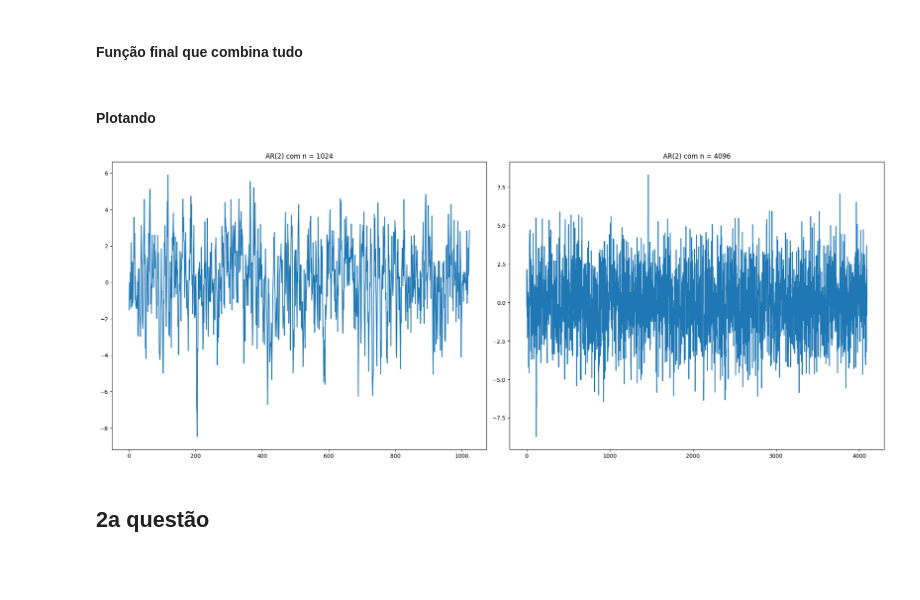
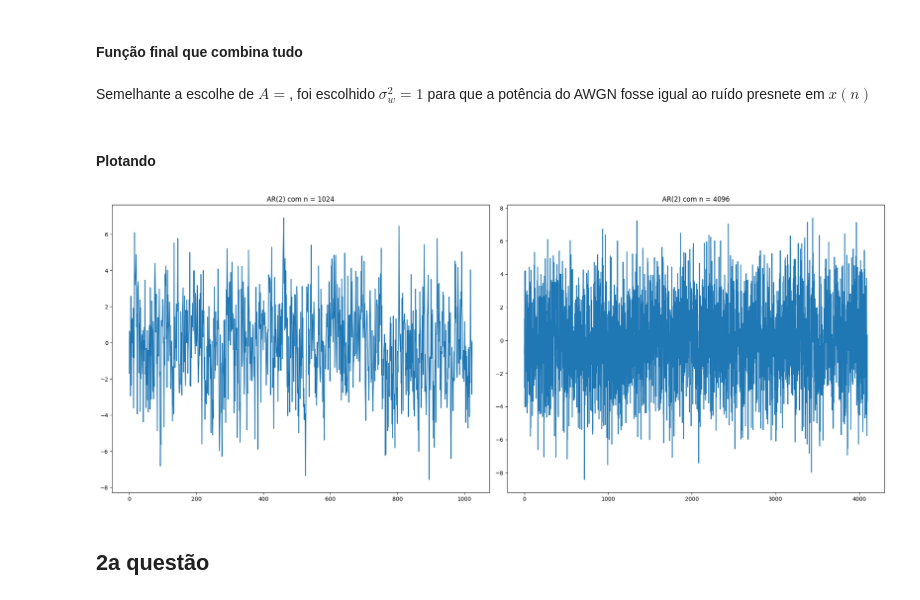
Before and after one commit to mateusribeirog/StochasticProcesses, a Jupyter notebook: PowerSpectralDensity/main.ipynb, the cells around one changed output. Saved outputs shown, nothing was run; the diff lists cells and outputs as text; code cells hidden in the pictures; blank space fills up the shorter version.

```diff
--- a/PowerSpectralDensity/main.ipynb
+++ b/PowerSpectralDensity/main.ipynb
@@ -23,7 +27,7 @@ D = 4
 # %%
 gerar_ruido = lambda n, var : np.random.normal(0, np.sqrt(var), n)
 
-def x(n):
+def gerar_x(n):
     u = gerar_ruido(n, 1.0)
     xret = np.zeros(n)
     for i in range(n):
@@ -62,36 +66,43 @@ def var_given_db(y, db):
     return var
 # %% [markdown]
 #### Função final que combina tudo
+# %% [markdown]
+Semelhante a escolhe de $A = $, foi escolhido $\sigma_w ^ 2 = 1$ para que a potência do AWGN fosse igual ao ruído presnete em $x(n)$
 # %%
-def ar2(n, A, snr_db):
-    xtemp = x(n)
+def ar2(n, A, snr_db=None, var_w_direto=None):
+    xtemp = gerar_x(n)
     y = aplicar_canal(xtemp)
-    var_w = var_given_db(y, snr_db)
+    if var_w_direto is not None:
+        var_final = var_w_direto
+    elif snr_db is not None:
+        var_final = var_given_db(y, snr_db)
+    else:
+        raise ValueError("Voce deve fornecer ou snr_db ou var_w_direto")
     sinterf = sint(np.arange(n), A)
-    w = gerar_ruido(n, var_w)
+    w = gerar_ruido(n, var_final)
     r = y + sinterf + w
-    return r
+    return r, var_final
 # %%
-ar_1024 = ar2(n=n1, A=1, snr_db=15)
-ar_4096 = ar2(n=n2, A=1, snr_db=15)
+ar_1024 = ar2(n=n1, A=np.sqrt(2), var_w_direto=1)
+ar_4096 = ar2(n=n2, A=np.sqrt(2), var_w_direto=1)
 # %% [markdown]
 #### Plotando
 # %%
 N1 = np.arange(n1)
 N2 = np.arange(n2)
 
 fig, axs = plt.subplots(1, 2, figsize=(20, 8))
 
-axs[0].plot(N1, ar_1024)
+axs[0].plot(N1, ar_1024[0])
 axs[0].set_title('AR(2) com n = 1024')
 
-axs[1].plot(N2, ar_4096)
+axs[1].plot(N2, ar_4096[0])
 axs[1].set_title('AR(2) com n = 4096')
 
 plt.tight_layout()
 plt.show()
 # %% [output]
-[figure, old version]
+[figure, new version]
 # %% [markdown]
 ## 2a questão
 # %% [markdown]
```
Also changed, not shown: parts of 13 cells of this notebook, 1 other file.
